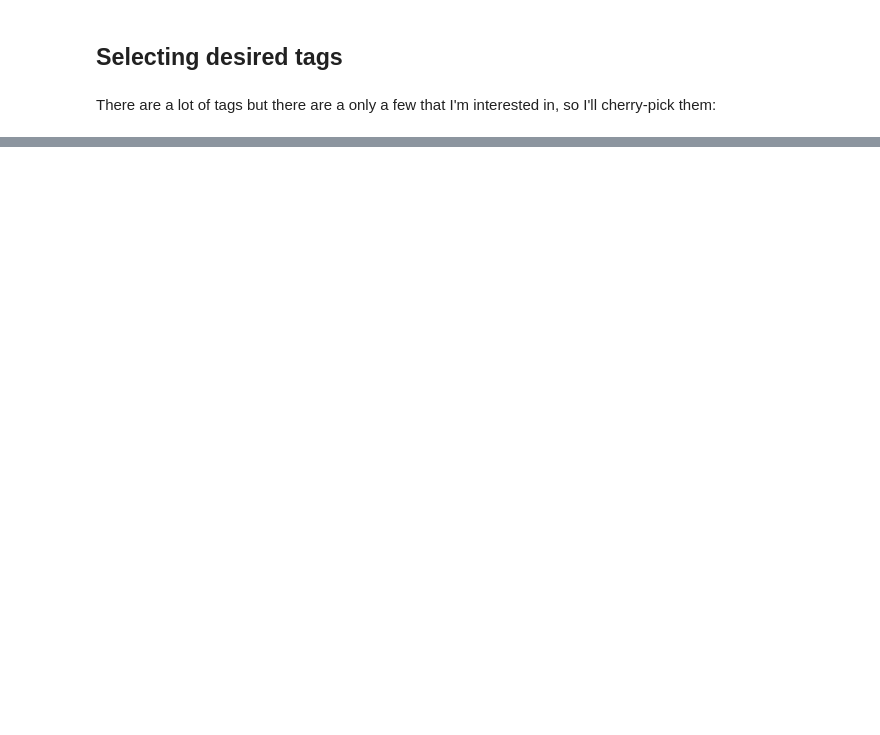
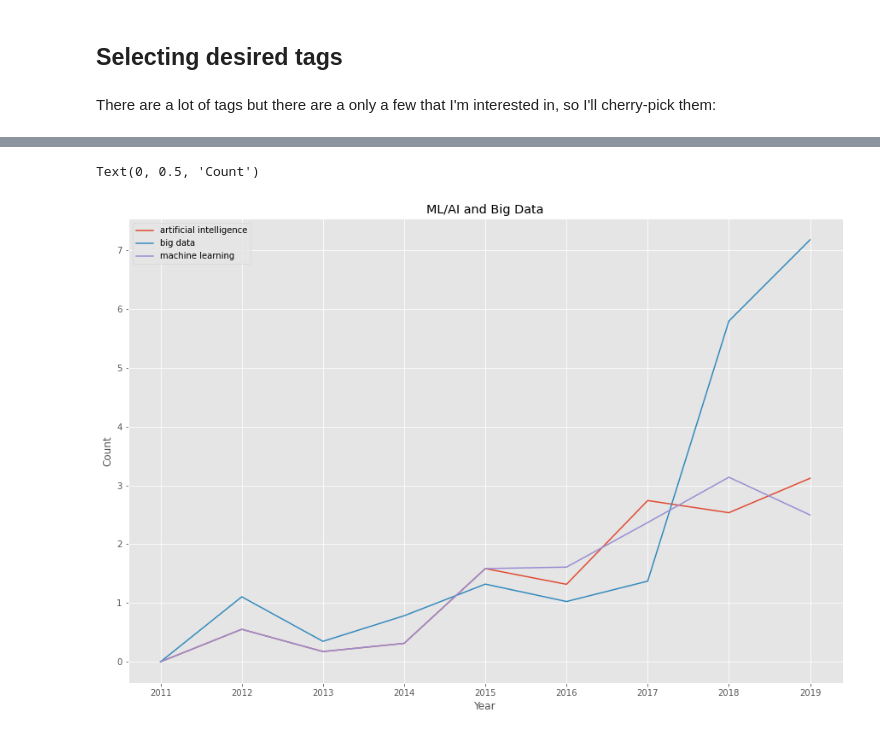
Before and after one commit to EugeniaDickson/autodesk_uni, a Jupyter notebook: data_preprocessing.ipynb, the cells around one changed output, grey strips where cells are left out. Saved outputs shown, nothing was run; the diff lists cells and outputs as text; code cells hidden in the pictures; blank space fills up the shorter version.

```diff
--- a/data_preprocessing.ipynb
+++ b/data_preprocessing.ipynb
@@ -209,0 +264,8 @@ dtype: int64
+# %%
+df_percent[selection_topic_data].plot(figsize=(15,10), kind = 'line')
+plt.title('ML/AI and Big Data')
+plt.xlabel('Year')
+plt.ylabel('Percent')
+# %% [output]
+Text(0, 0.5, 'Count')
+[figure, added]
```
Also changed, not shown: parts of 18 cells of this notebook.
